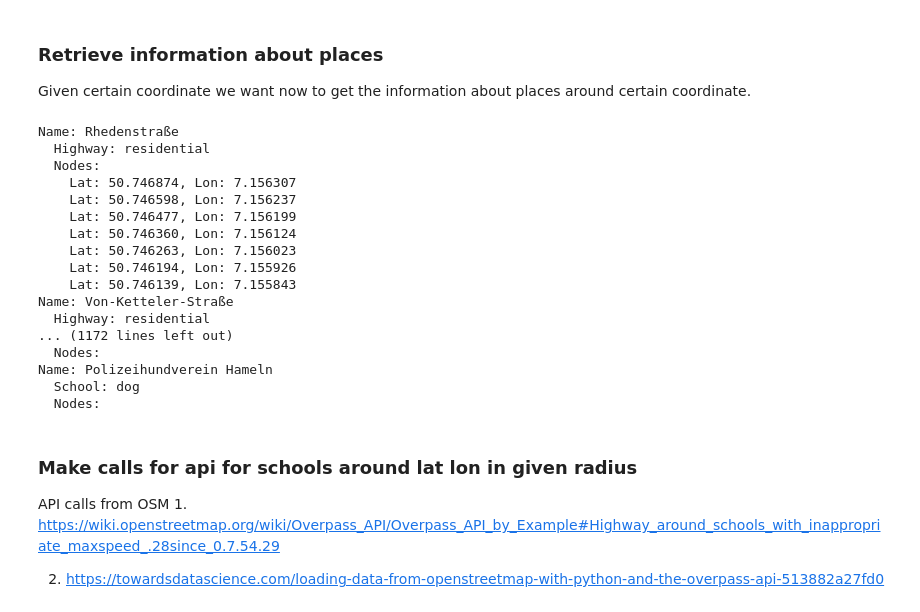
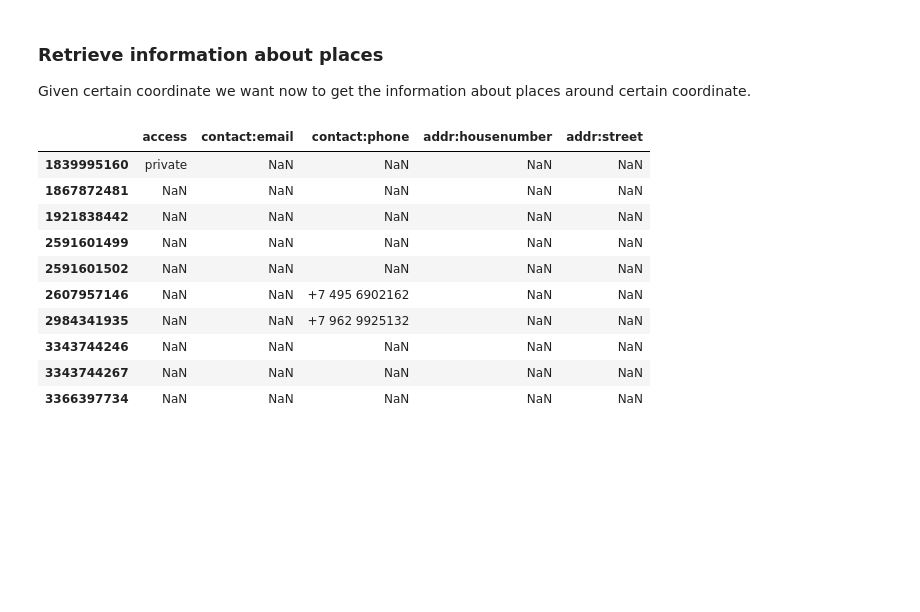
Before and after one commit to lecturers-without-borders/geo_data_analysis, a Jupyter notebook: get_schools_from_locations.ipynb, the cells around one changed output. Saved outputs shown, nothing was run; the diff lists cells and outputs as text; code cells hidden in the pictures; blank space fills up the shorter version.

```diff
--- a/get_schools_from_locations.ipynb
+++ b/get_schools_from_locations.ipynb
@@ -96,62 +157,3 @@ Index(['access', 'addr:city', 'addr:housenumber', 'addr:street', 'amenity',
 # %% [markdown]
 ### Retrieve information about places
 Given certain coordinate we want now to get the information about places around certain coordinate.
-# %%
-import overpy
-# example code to test overpy
-
-
-api = overpy.Overpass()
-
-# fetch all ways and nodes
-result = api.query("""
-    way(50.746,7.154,50.748,7.157) ["highway"];
-    (._;>;);
-    out body;
-    """)
-
-
-for way in result.ways:
-    print("Name: %s" % way.tags.get("name", "n/a"))
-    print("  Highway: %s" % way.tags.get("highway", "n/a"))
-    print("  Nodes:")
-    for node in way.nodes:
-        print("    Lat: %f, Lon: %f" % (node.lat, node.lon))
-
-
-result_school = api.query("""
-    way(50.746,7.154,55.748,70.157) ["school"];
-    (._;>;);
-    out body;
-    """)
-
-for way in result_school.ways:
-    print("Name: %s" % way.tags.get("name", "n/a"))
-    print("  School: %s" % way.tags.get("school", "n/a"))
-    print("  Nodes:")
-# %% [output]
-Name: Rhedenstraße
-  Highway: residential
-  Nodes:
-    Lat: 50.746874, Lon: 7.156307
-    Lat: 50.746598, Lon: 7.156237
-    Lat: 50.746477, Lon: 7.156199
-    Lat: 50.746360, Lon: 7.156124
-    Lat: 50.746263, Lon: 7.156023
-    Lat: 50.746194, Lon: 7.155926
-    Lat: 50.746139, Lon: 7.155843
-Name: Von-Ketteler-Straße
-  Highway: residential
-... (1172 lines left out)
-  Nodes:
-Name: Polizeihundverein Hameln
-  School: dog
-  Nodes:
-# %% [markdown]
-### Make calls for api for schools around lat lon in given radius
-
-API calls from OSM
-1.
-https://wiki.openstreetmap.org/wiki/Overpass_API/Overpass_API_by_Example#Highway_around_schools_with_inappropriate_maxspeed_.28since_0.7.54.29
-
-2. https://towardsdatascience.com/loading-data-from-openstreetmap-with-python-and-the-overpass-api-513882a27fd0
@@ -177,0 +160,19 @@ lon = 100
+# %%
+# Select some useful cols and print about contact emails
+
+cols = ['access', 'contact:email', 'contact:phone',
+        'addr:housenumber', 'addr:street'] #, 'addr:postcode' 'addr:country',
+# Print only selected cols
+schools[cols].head(10)
+# %% [output]
+|  | access | contact:email | contact:phone | addr:housenumber | addr:street |
+| 1839995160 | private | NaN | NaN | NaN | NaN |
+| 1867872481 | NaN | NaN | NaN | NaN | NaN |
+| 1921838442 | NaN | NaN | NaN | NaN | NaN |
+| 2591601499 | NaN | NaN | NaN | NaN | NaN |
+| 2591601502 | NaN | NaN | NaN | NaN | NaN |
+| 2607957146 | NaN | NaN | +7 495 6902162 | NaN | NaN |
+| 2984341935 | NaN | NaN | +7 962 9925132 | NaN | NaN |
+| 3343744246 | NaN | NaN | NaN | NaN | NaN |
+| 3343744267 | NaN | NaN | NaN | NaN | NaN |
+| 3366397734 | NaN | NaN | NaN | NaN | NaN |
```
Also changed, not shown: parts of 3 cells of this notebook.
